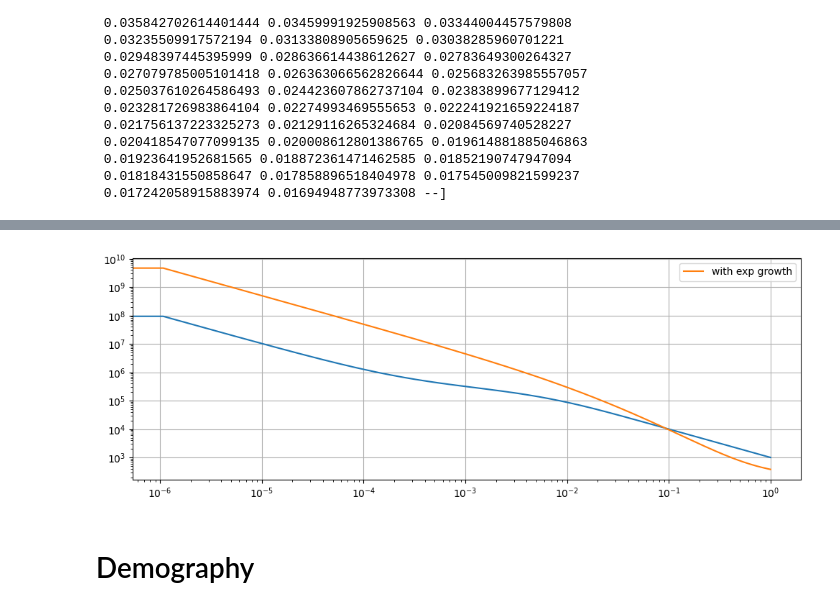
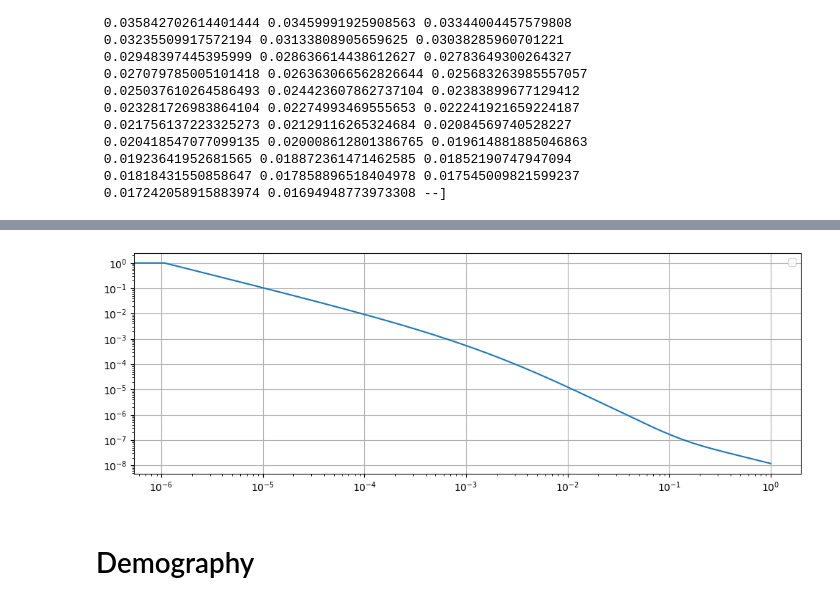
Before and after one commit to emkoch/popspec, a Jupyter notebook: Effect_size.ipynb, the cells around one changed output, grey strips where cells are left out. Saved outputs shown, nothing was run; the diff lists cells and outputs as text; code cells hidden in the pictures.

```diff
--- a/Effect_size.ipynb
+++ b/Effect_size.ipynb
@@ -322,20 +322,19 @@ phi = Integration.one_pop(phi, xx, 100000, nu=initial_pop)
 
 # # Next, we want demography. Create a lambda function representing
 # # the population over time
-# populations = pd.read_csv('demo_Ns.txt', header=None).to_numpy().squeeze()
-# nu_func = lambda t : 2*populations[int(t)]
-# phi = Integration.one_pop(phi, xx, 999, nu=nu_func)
+populations = pd.read_csv('demo_Ns.txt', header=None).to_numpy().squeeze()
+nu_func = lambda t : 2*populations[int(t)]
+phi = Integration.one_pop(phi, xx, 999, nu=nu_func)
 
+# nuB = 100
+# TB = 1
+# phi1 = Integration.one_pop(phi, xx, TB, nu = nuB)
 
-nuB = 100
-TB = 1
-phi1 = Integration.one_pop(phi, xx, TB, nu = nuB)
+# nuF = 5000
+# T = 1000
+# nu_func = lambda t: nuB * (nuF/nuB) ** (t/T)
 
-nuF = 5000
-T = 1000
-nu_func = lambda t: nuB * (nuF/nuB) ** (t/T)
-
-phi2 = Integration.one_pop(phi1, xx, T, nu=nu_func)
+# phi2 = Integration.one_pop(phi1, xx, T, nu=nu_func)
 # fs = Spectrum.from_phi(phi2, ([5000]), (xx, ))
 # %%
 import numpy as np
@@ -393,12 +392,13 @@ import matplotlib.pyplot as plt
 
 # xx = dadi.Numerics.default_grid(60)
 # plt.plot(xx, fs[1:])
-plt.plot(xx, phi1)
-plt.plot(xx, phi2, label='with exp growth')
+# plt.plot(xx, phi1/np.max(phi1))
+# plt.plot(xx, phi2/np.max(phi2), label='with exp growth')
+plt.plot(xx, phi/np.max(phi))
 plt.yscale("log")
 plt.xscale("log")
 plt.grid()
-plt.legend()
+# plt.legend()
 plt.show()
 
 # dadi.Plotting.plot_1d_fs(fs_three_epoch)
@@ -406,4 +407,4 @@ plt.show()
-[figure, old version]
+[figure, new version]
 # %% [markdown]
 # Demography
 # %%
```
Also changed, not shown: parts of 3 cells of this notebook.
